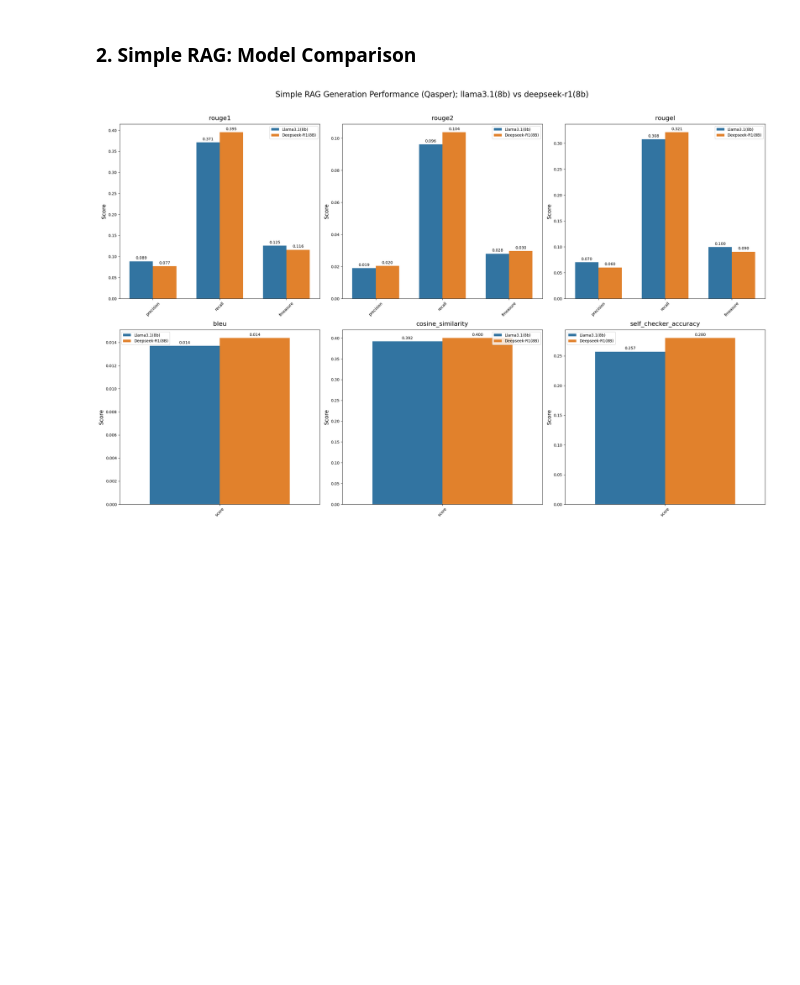
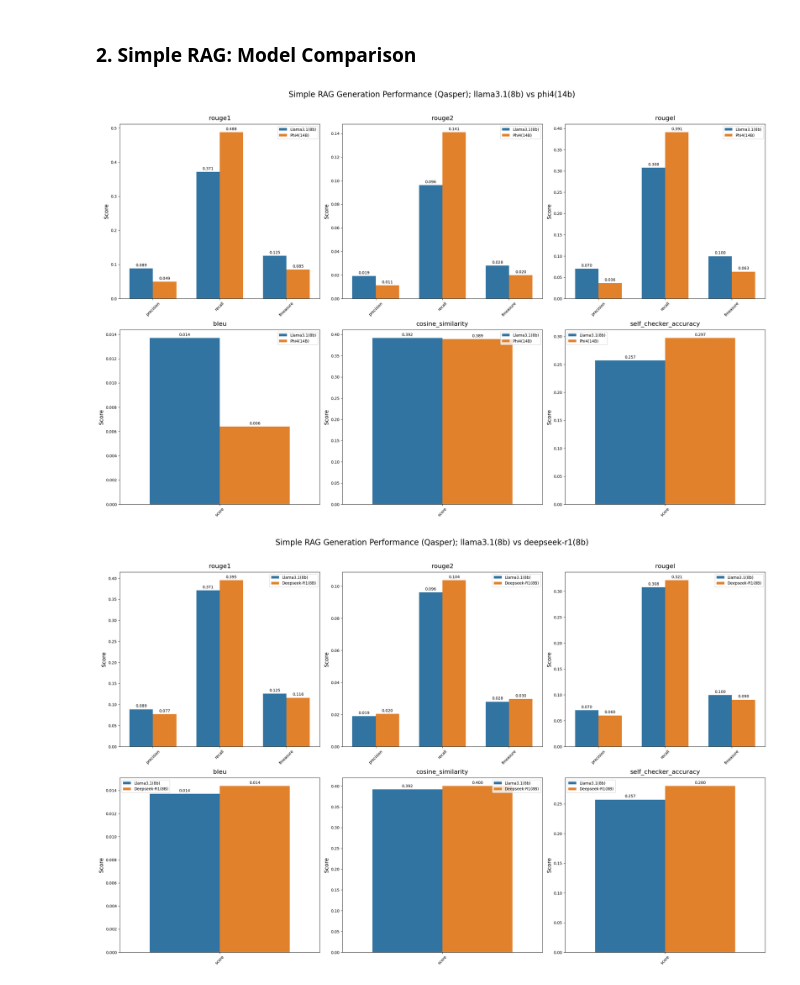
Before and after one commit to RanArino/BDC800-Capstone, a Jupyter notebook: core/evaluation/viz/viz_results.ipynb, the cells around one changed output. Drawn from its saved outputs; the diff is of its cells as text; code cells hidden in the pictures; blank space fills up the shorter version.

Commit message:
update `viz_results.ipynb`: add visualizations from different LLM experiments

```diff
--- a/core/evaluation/viz/viz_results.ipynb
+++ b/core/evaluation/viz/viz_results.ipynb
@@ -46,6 +46,24 @@ visualize_retrieval_metrics(
 [figure]
 # %% [markdown]
 ### 2. Simple RAG: Model Comparison
+# %%
+# Intra-Document: llama3.1(8b) vs phi4(14b)
+
+file_paths = [
+    "../../../experiments/metrics/simple_rag_01_02-20250310-025828.json",
+    "../../../experiments/metrics/simple_rag_02_01-20250315-033725.json"
+]
+
+# Generation
+visualize_generation_metrics(
+    file_paths,
+    ['Llama3.1(8b)', 'Phi4(14B)'],
+    "Simple RAG Generation Performance (Qasper); llama3.1(8b) vs phi4(14b)",
+    show_errors=False
+
+)
+# %% [output]
+[figure, added]
 # %%
 # Intra-Document: llama3.1(8b) vs deepseek-r1(8b)
 
```
Also changed, not shown: parts of 1 cell of this notebook.
